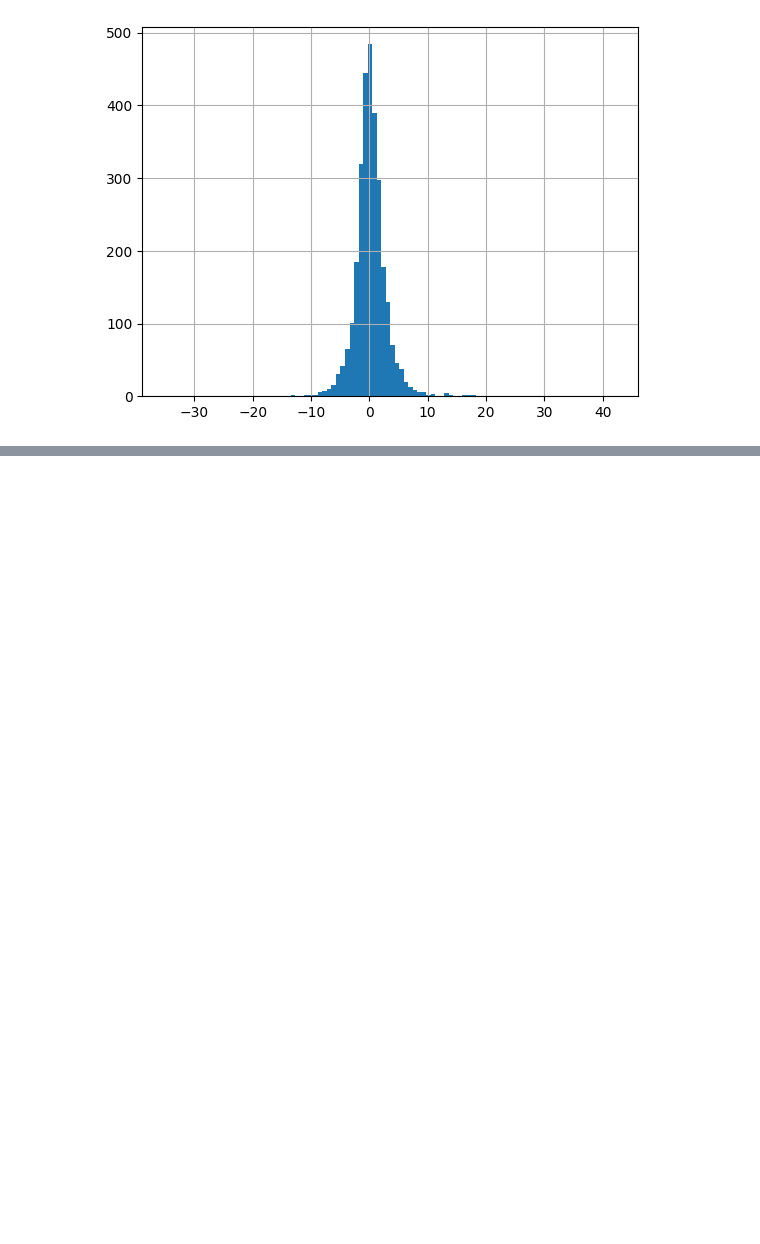
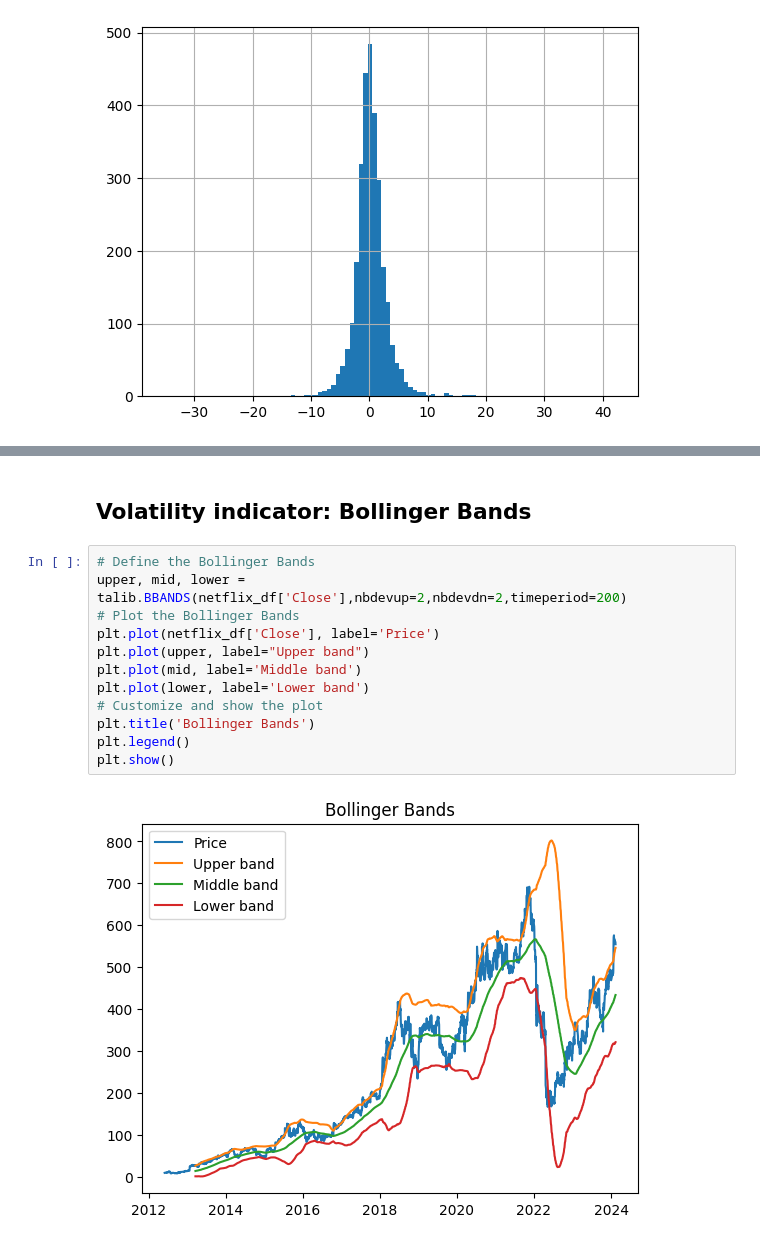
Before and after one commit to JosephRidge/TradingStrategy, a Jupyter notebook: app.ipynb, the cells around one changed output, grey strips where cells are left out. Saved outputs shown, nothing was run; the diff lists cells and outputs as text; blank space fills up the shorter version.

```diff
--- a/app.ipynb
+++ b/app.ipynb
@@ -195,0 +184,16 @@ plt.show()
+# %% [markdown]
+## Volatility indicator: Bollinger Bands
+# %%
+# Define the Bollinger Bands
+upper, mid, lower = talib.BBANDS(netflix_df['Close'],nbdevup=2,nbdevdn=2,timeperiod=200)
+# Plot the Bollinger Bands
+plt.plot(netflix_df['Close'], label='Price')
+plt.plot(upper, label="Upper band")
+plt.plot(mid, label='Middle band')
+plt.plot(lower, label='Lower band')
+# Customize and show the plot
+plt.title('Bollinger Bands')
+plt.legend()
+plt.show()
+# %% [output]
+[figure, added]
```
Also changed, not shown: parts of 71 cells of this notebook, 2 other files.
